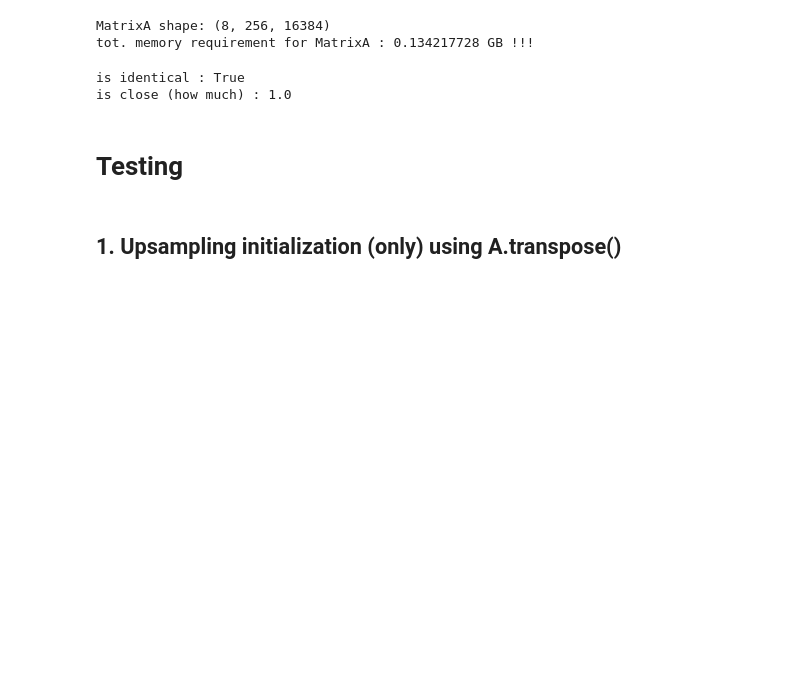
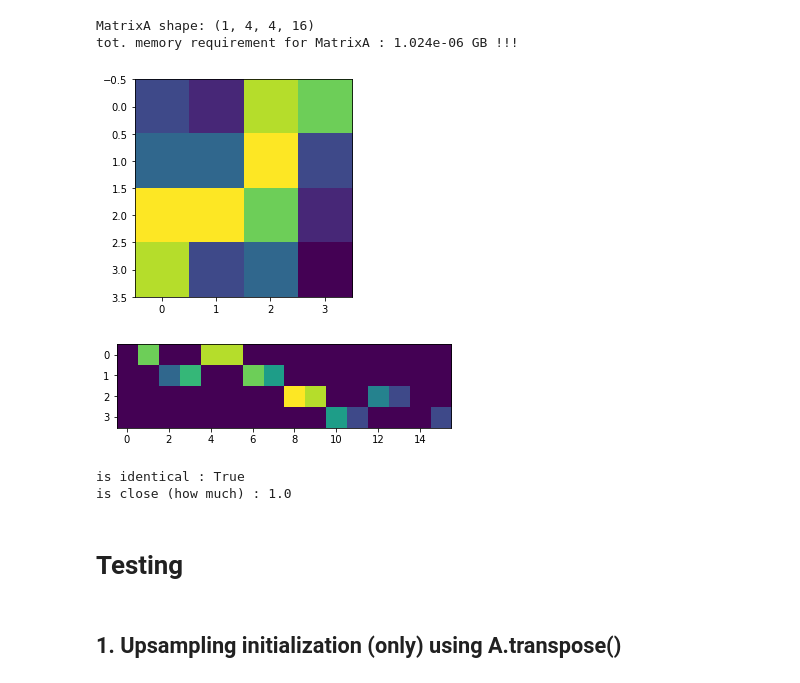
Before and after one commit to dushanw/DabbaMu-DEEP-TFM, a Jupyter notebook: aim2/support_notebooks/Ht2A.ipynb, the cells around one changed output. Cells and saved outputs as stored; diff of their text form; code cells hidden in the pictures; blank space fills up the shorter version.

```diff
--- a/aim2/support_notebooks/Ht2A.ipynb
+++ b/aim2/support_notebooks/Ht2A.ipynb
@@ -35,14 +35,14 @@ def convert_Ht2A(Ht, lambda_scale_factor):
     A= A.index_put(indices=[depth, row, column], values=Ht_flatten.float()).unsqueeze(dim=0) ## CAUTION: MEMORY HUNGRY- 3 !!!
     return A
 # %%
-img_size= 128
-lambda_scale_factor= 4
-T=8
+img_size= 4
+lambda_scale_factor= 2
+T=4
 
 scale_factor= 2**(lambda_scale_factor-1)
 yt_img_size= img_size//scale_factor
 
-print(f'MatrixA shape: {(T, yt_img_size**2, img_size**2)}')
+print(f'MatrixA shape: {(1, T, yt_img_size**2, img_size**2)}')
 print(f'tot. memory requirement for MatrixA : {(T*yt_img_size**2*img_size**2)*4*1e-9} GB !!! ')
 
 
@@ -51,8 +51,17 @@ A= convert_Ht2A(Ht, lambda_scale_factor)
 X= torch.randint(0, 150, (32, 1, img_size, img_size)).float()
 #X= torch.randn(32, 1, img_size, img_size)
 # %% [output]
-MatrixA shape: (8, 256, 16384)
-tot. memory requirement for MatrixA : 0.134217728 GB !!!
+MatrixA shape: (1, 4, 4, 16)
+tot. memory requirement for MatrixA : 1.024e-06 GB !!!
+# %%
+import matplotlib.pyplot as plt
+plt.imshow(Ht[0,0])
+plt.show()
+plt.imshow(A[0, 1])
+plt.show()
+# %% [output]
+[figure, added]
+[figure, added]
 # %%
 upscale_method1= (F.avg_pool2d((Ht*X), (scale_factor, scale_factor))*(scale_factor**2))
 upscale_method2 = (A @ X.float().flatten(start_dim= 2).unsqueeze(dim=3)).reshape(-1, T, yt_img_size, yt_img_size)
```
Also changed, not shown: parts of 14 cells of this notebook.
